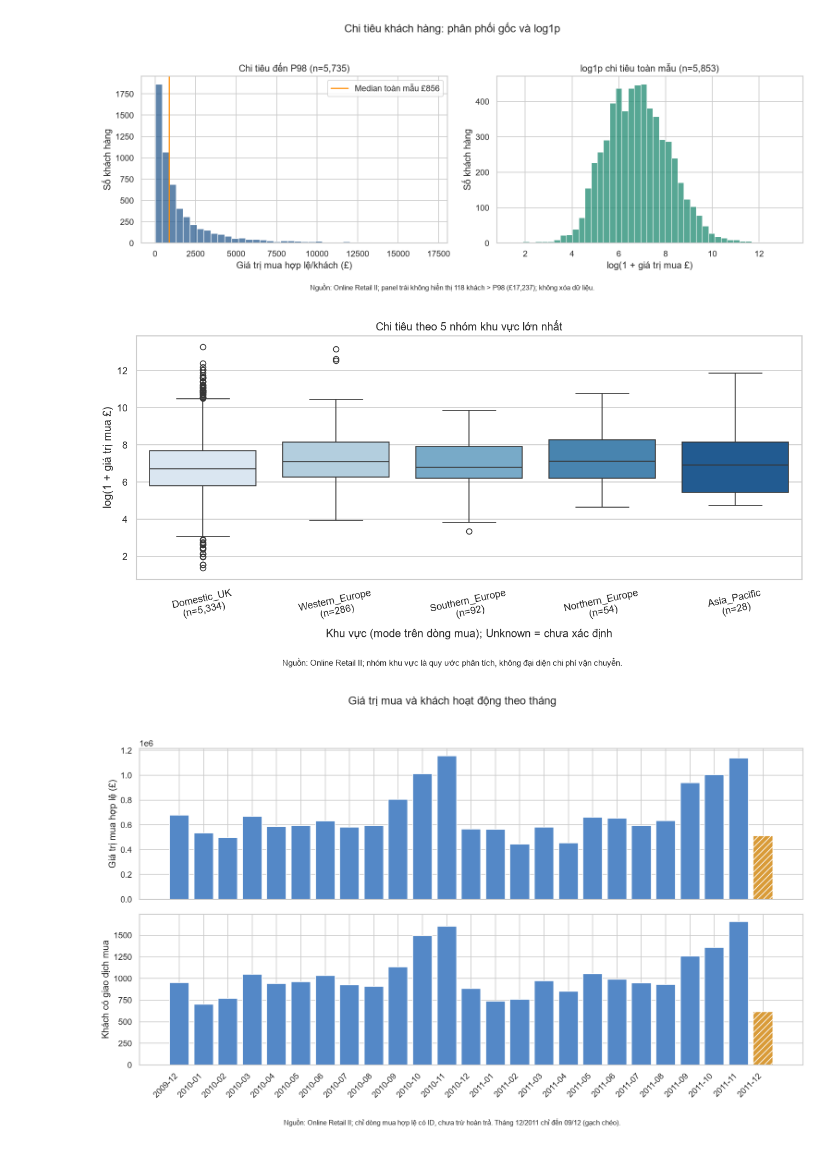
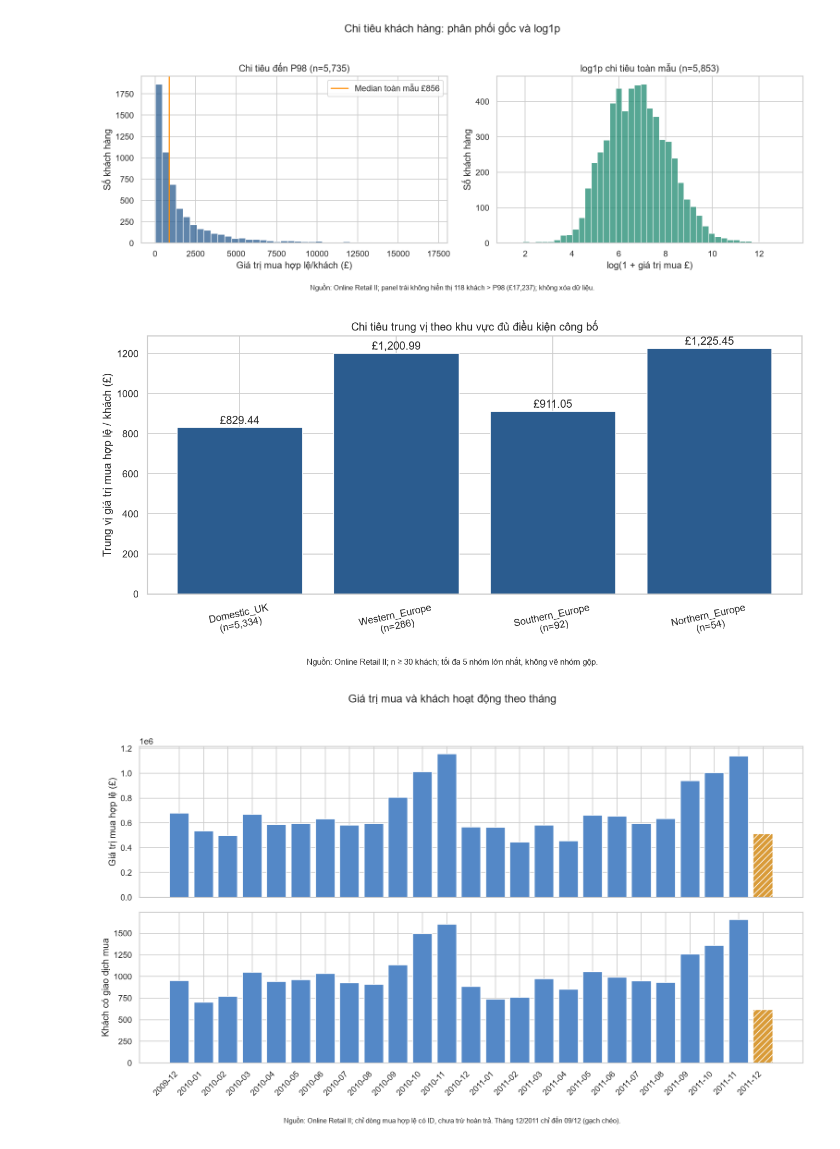
Before and after one commit to huybel2012/ecommerce-behavior-analysis, a Jupyter notebook: notebooks/02_exploratory_data_analysis.ipynb, the cells around one changed output. Saved outputs shown, nothing was run; the diff lists cells and outputs as text; code cells hidden in the pictures.

```diff
--- a/notebooks/02_exploratory_data_analysis.ipynb
+++ b/notebooks/02_exploratory_data_analysis.ipynb
@@ -33,15 +34,9 @@ corr_cols = ['recency_days','tenure_days','frequency','total_items','unique_prod
              'avg_order_value','weekend_ratio','peak_month_ratio','cancel_rate']
 display(describe_numeric(customer_df, corr_cols + ['observation_days']).round(3))
 # So sánh cấp khách hàng, không nhầm tổng chi tiêu với doanh thu ròng.
-def grouped(col):
-    table = customer_df.groupby(col).agg(
-        n=('customer_id','size'), gross_gbp=('monetary','sum'),
-        median_spend_gbp=('monetary','median'), mean_spend_gbp=('monetary','mean'),
-        median_aov_gbp=('avg_order_value','median'), median_frequency=('frequency','median'),
-        median_observation_days=('observation_days','median'), repeat_share=('is_repeat_buyer','mean'))
-    return table.sort_values('n',ascending=False)
-display(grouped('region').round(3))
-display(grouped('is_uk').round(3))
+from src.publication import public_region_summary, plot_public_regions
+region_summary = public_region_summary(customer_df)
+display(region_summary.round(3))
 print('Observation days và khách mua buôn có thể gây nhiễu so sánh chi tiêu/tần suất; không diễn giải nhân quả. W9 có phân tích cohort 365 ngày.')
 # %% [output]
 Hồ sơ: 5,853 khách hàng; 776,844 dòng mua hợp lệ.
@@ -102,20 +84,10 @@ plt.show()
 # %% [output]
 [figure]
 # %%
-top_regions = customer_df['region'].value_counts().head(5).index.tolist()
-df_reg = customer_df[customer_df['region'].isin(top_regions)].copy()
-df_reg['log_monetary'] = np.log1p(df_reg['monetary'])
-fig, ax = plt.subplots(figsize=(11,5.5))
-sns.boxplot(data=df_reg,x='region',y='log_monetary',order=top_regions,hue='region',hue_order=top_regions,legend=False,showfliers=True,palette='Blues',ax=ax)
-counts = df_reg['region'].value_counts()
-ax.set_xticks(range(len(top_regions)),[f'{r}\n(n={counts[r]:,})' for r in top_regions],rotation=12)
-ax.set(title='Chi tiêu theo 5 nhóm khu vực lớn nhất',xlabel='Khu vực (mode trên dòng mua); Unknown = chưa xác định',ylabel='log(1 + giá trị mua £)')
-fig.text(.5,.01,'Nguồn: Online Retail II; nhóm khu vực là quy ước phân tích, không đại diện chi phí vận chuyển.',ha='center',fontsize=9)
-fig.tight_layout(rect=[0,.05,1,1])
-fig.savefig(ROOT / 'reports/figures/02_spending_by_region.png',dpi=300,bbox_inches='tight')
+fig = plot_public_regions(region_summary, ROOT / 'reports/figures/02_spending_by_region.png')
 plt.show()
 # %% [output]
-[figure, old version]
+[figure, new version]
 # %%
 # Hai biểu đồ có cùng trục tháng, không dùng hai trục tung
 monthly = df_valid.assign(year_month=df_valid['invoice_date'].dt.to_period('M')).groupby('year_month').agg(
```
Also changed, not shown: parts of 2 cells of this notebook, 12 other files.
